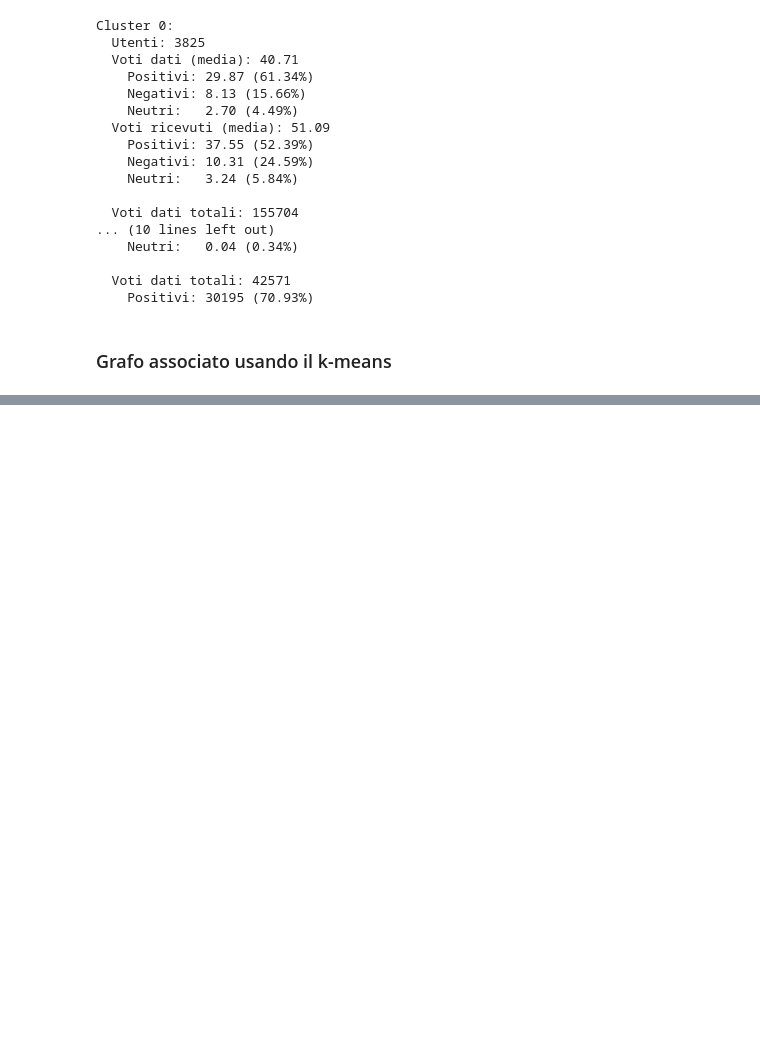
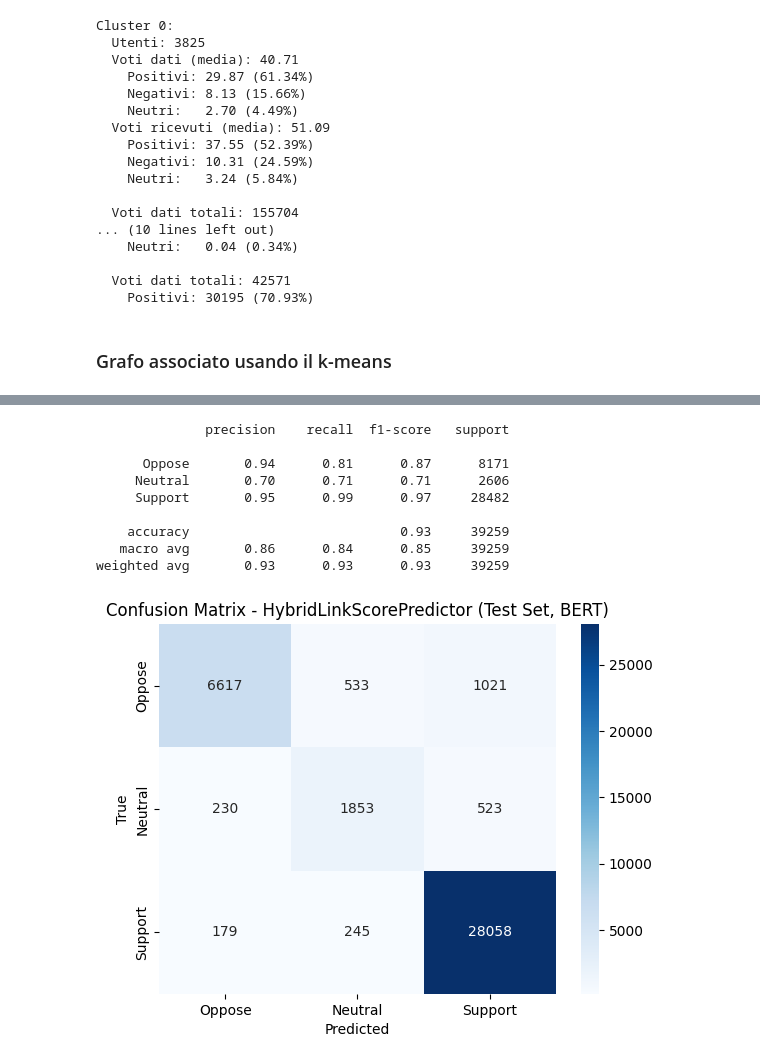
Before and after one commit to Lav-11/LFN_assignment, a Jupyter notebook: hw_wiki_rfa.ipynb, the cells around one changed output, grey strips where cells are left out. Saved outputs shown, nothing was run; the diff lists cells and outputs as text; code cells hidden in the pictures; blank space fills up the shorter version.

```diff
--- a/hw_wiki_rfa.ipynb
+++ b/hw_wiki_rfa.ipynb
@@ -490,0 +891,11 @@ plt.show()
+# %%
+# Calcola embedding BERT per train, val e test
+texts_train = encode_texts(texts_train_raw)
+texts_val   = encode_texts(texts_val_raw)
+texts_test  = encode_texts(texts_test_raw)
+# %%
+# Dataset e DataLoader
+train_dataset = TensorDataset(X_train, y_train, texts_train)
+val_dataset   = TensorDataset(X_val, y_val, texts_val)
+train_loader  = DataLoader(train_dataset, batch_size=256, shuffle=True)
+val_loader    = DataLoader(val_dataset, batch_size=256)
@@ -490,0 +1019,36 @@ plt.show()
+# %%
+from sklearn.metrics import classification_report, confusion_matrix
+import seaborn as sns
+import matplotlib.pyplot as plt
+
+
+# With bert test embeddings (this is considering cheating since the model can see test data comments)
+model.eval()
+with torch.no_grad():
+    X_eval = X_test.to("cuda")
+    y_true = (y_test + 1).numpy()
+    y_pred = model(X_eval, text_emb=texts_test.to("cuda")).argmax(dim=1).cpu().numpy()
+
+# Report di classificazione
+print(classification_report(y_true, y_pred, target_names=["Oppose","Neutral","Support"]))
+
+# Confusion Matrix
+cm = confusion_matrix(y_true, y_pred)
+sns.heatmap(cm, annot=True, fmt="d", cmap="Blues",
+            xticklabels=["Oppose","Neutral","Support"],
+            yticklabels=["Oppose","Neutral","Support"])
+plt.xlabel("Predicted")
+plt.ylabel("True")
+plt.title("Confusion Matrix - HybridLinkScorePredictor (Test Set, BERT)")
+plt.show()
+# %% [output]
+              precision    recall  f1-score   support
+
+      Oppose       0.94      0.81      0.87      8171
+     Neutral       0.70      0.71      0.71      2606
+     Support       0.95      0.99      0.97     28482
+
+    accuracy                           0.93     39259
+   macro avg       0.86      0.84      0.85     39259
+weighted avg       0.93      0.93      0.93     39259
+[figure, added]
```
Also changed, not shown: parts of 21 cells of this notebook.
